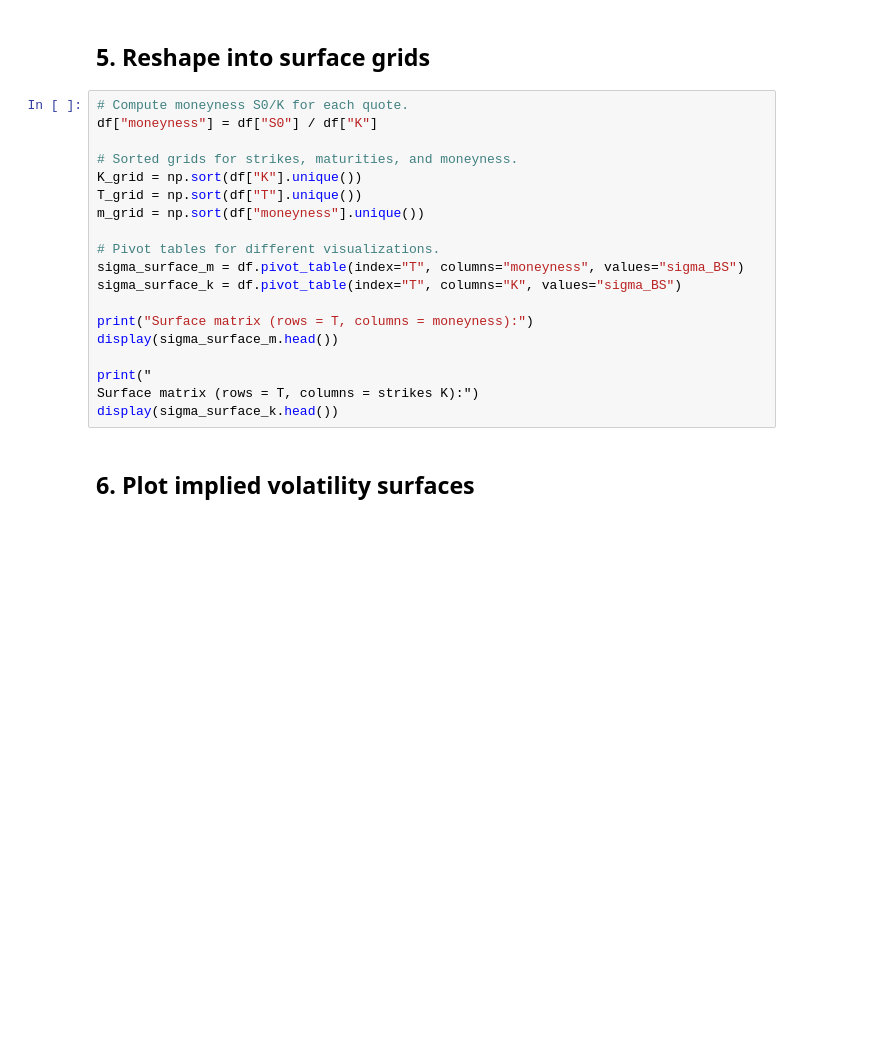
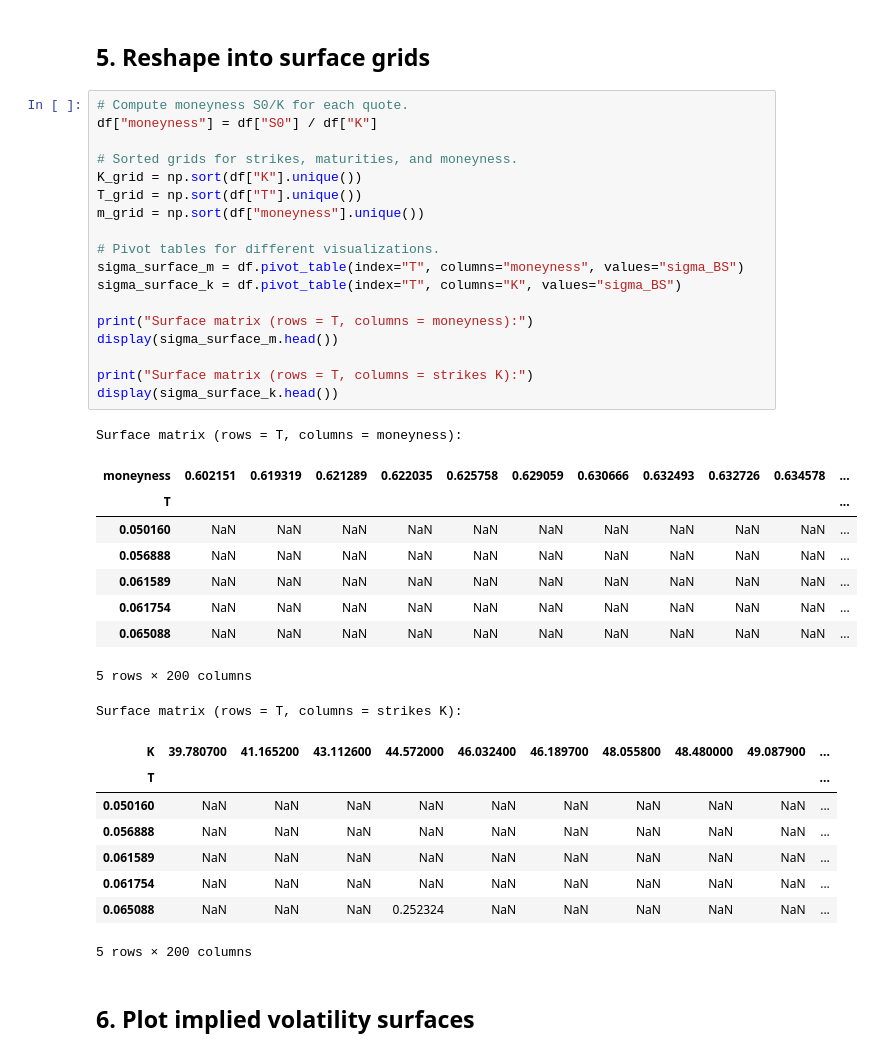
Before and after one commit to nicolassalok1/RepoFinal, a Jupyter notebook: NN/implied_vol_surface.ipynb, the cells around one changed output. Cells and saved outputs as stored; diff of their text form; blank space fills up the shorter version.

```diff
--- a/NN/implied_vol_surface.ipynb
+++ b/NN/implied_vol_surface.ipynb
@@ -126,22 +168,40 @@ display(df.isna().sum())
 # %%
 # Compute moneyness S0/K for each quote.
 df["moneyness"] = df["S0"] / df["K"]
 
 # Sorted grids for strikes, maturities, and moneyness.
 K_grid = np.sort(df["K"].unique())
 T_grid = np.sort(df["T"].unique())
 m_grid = np.sort(df["moneyness"].unique())
 
 # Pivot tables for different visualizations.
 sigma_surface_m = df.pivot_table(index="T", columns="moneyness", values="sigma_BS")
 sigma_surface_k = df.pivot_table(index="T", columns="K", values="sigma_BS")
 
 print("Surface matrix (rows = T, columns = moneyness):")
 display(sigma_surface_m.head())
 
-print("
-Surface matrix (rows = T, columns = strikes K):")
+print("Surface matrix (rows = T, columns = strikes K):")
 display(sigma_surface_k.head())
+# %% [output]
+Surface matrix (rows = T, columns = moneyness):
+| moneyness | 0.602151 | 0.619319 | 0.621289 | 0.622035 | 0.625758 | 0.629059 | 0.630666 | 0.632493 | 0.632726 | 0.634578 | ... |
+| T |  |  |  |  |  |  |  |  |  |  | ... |
+| 0.050160 | NaN | NaN | NaN | NaN | NaN | NaN | NaN | NaN | NaN | NaN | ... |
+| 0.056888 | NaN | NaN | NaN | NaN | NaN | NaN | NaN | NaN | NaN | NaN | ... |
+| 0.061589 | NaN | NaN | NaN | NaN | NaN | NaN | NaN | NaN | NaN | NaN | ... |
+| 0.061754 | NaN | NaN | NaN | NaN | NaN | NaN | NaN | NaN | NaN | NaN | ... |
+| 0.065088 | NaN | NaN | NaN | NaN | NaN | NaN | NaN | NaN | NaN | NaN | ... |
+5 rows × 200 columns
+Surface matrix (rows = T, columns = strikes K):
+| K | 39.780700 | 41.165200 | 43.112600 | 44.572000 | 46.032400 | 46.189700 | 48.055800 | 48.480000 | 49.087900 | ... |
+| T |  |  |  |  |  |  |  |  |  | ... |
+| 0.050160 | NaN | NaN | NaN | NaN | NaN | NaN | NaN | NaN | NaN | ... |
+| 0.056888 | NaN | NaN | NaN | NaN | NaN | NaN | NaN | NaN | NaN | ... |
+| 0.061589 | NaN | NaN | NaN | NaN | NaN | NaN | NaN | NaN | NaN | ... |
+| 0.061754 | NaN | NaN | NaN | NaN | NaN | NaN | NaN | NaN | NaN | ... |
+| 0.065088 | NaN | NaN | NaN | 0.252324 | NaN | NaN | NaN | NaN | NaN | ... |
+5 rows × 200 columns
 # %% [markdown]
 ## 6. Plot implied volatility surfaces
 # %%
```
Also changed, not shown: parts of 6 cells of this notebook, 1 other file.
